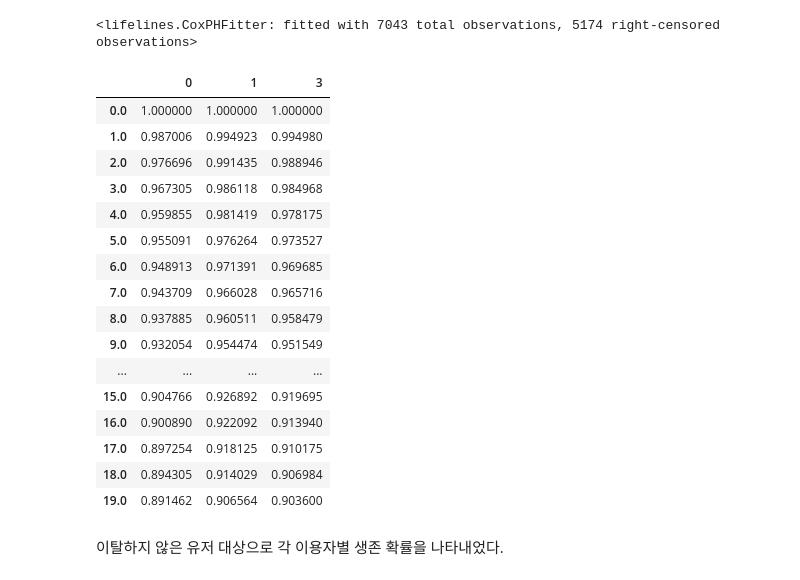
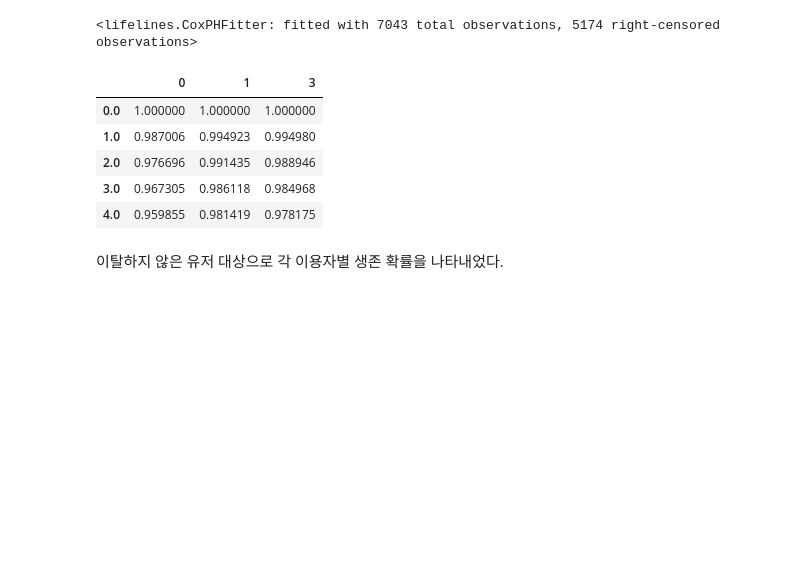
Before and after one commit to swtaktak/TIL_new, a Jupyter notebook: data_analyst_practice/240124 Survival_Analysis Basic.ipynb, the cells around one changed output. Drawn from its saved outputs; the diff is of its cells as text; code cells hidden in the pictures; blank space fills up the shorter version.

```diff
--- a/data_analyst_practice/240124 Survival_Analysis Basic.ipynb
+++ b/data_analyst_practice/240124 Survival_Analysis Basic.ipynb
@@ -236,25 +236,14 @@ df_notchurn_year = df_notchurn['tenure']
 predictions = coxph.predict_survival_function(df_notchurn,
                                              conditional_after = df_notchurn_year)
 # %%
-pd.DataFrame(predictions).head(20).iloc[:,:3]
+pd.DataFrame(predictions).head(5).iloc[:,:3]
 # %% [output]
 |  | 0 | 1 | 3 |
 | 0.0 | 1.000000 | 1.000000 | 1.000000 |
 | 1.0 | 0.987006 | 0.994923 | 0.994980 |
 | 2.0 | 0.976696 | 0.991435 | 0.988946 |
 | 3.0 | 0.967305 | 0.986118 | 0.984968 |
 | 4.0 | 0.959855 | 0.981419 | 0.978175 |
-| 5.0 | 0.955091 | 0.976264 | 0.973527 |
-| 6.0 | 0.948913 | 0.971391 | 0.969685 |
-| 7.0 | 0.943709 | 0.966028 | 0.965716 |
-| 8.0 | 0.937885 | 0.960511 | 0.958479 |
-| 9.0 | 0.932054 | 0.954474 | 0.951549 |
-| ... | ... | ... | ... |
-| 15.0 | 0.904766 | 0.926892 | 0.919695 |
-| 16.0 | 0.900890 | 0.922092 | 0.913940 |
-| 17.0 | 0.897254 | 0.918125 | 0.910175 |
-| 18.0 | 0.894305 | 0.914029 | 0.906984 |
-| 19.0 | 0.891462 | 0.906564 | 0.903600 |
 # %% [markdown]
 이탈하지 않은 유저 대상으로 각 이용자별 생존 확률을 나타내었다.
 # %%
```
